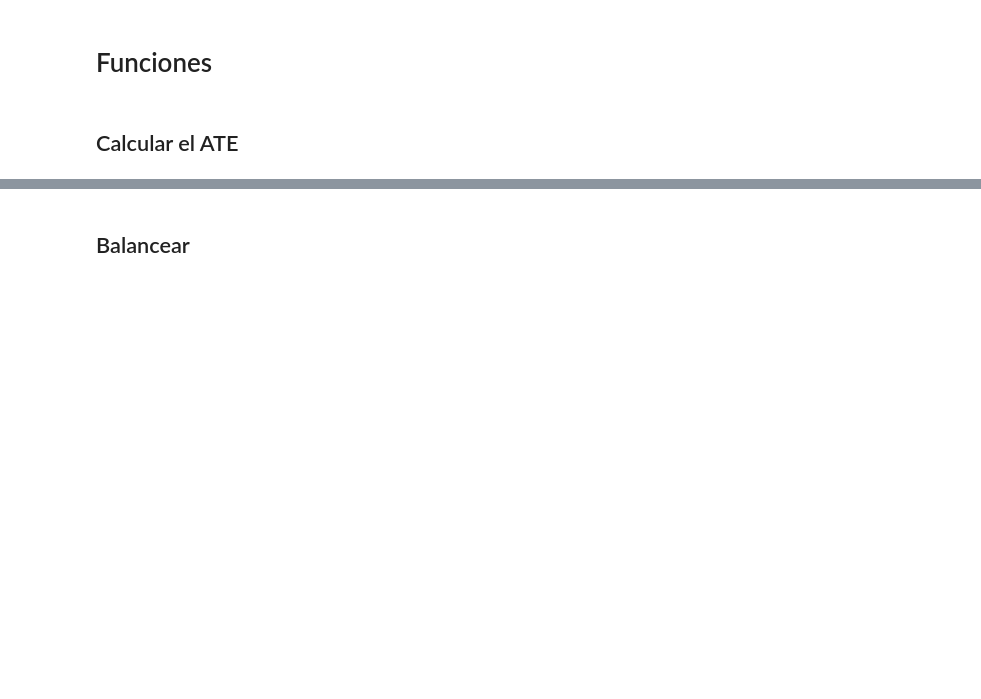
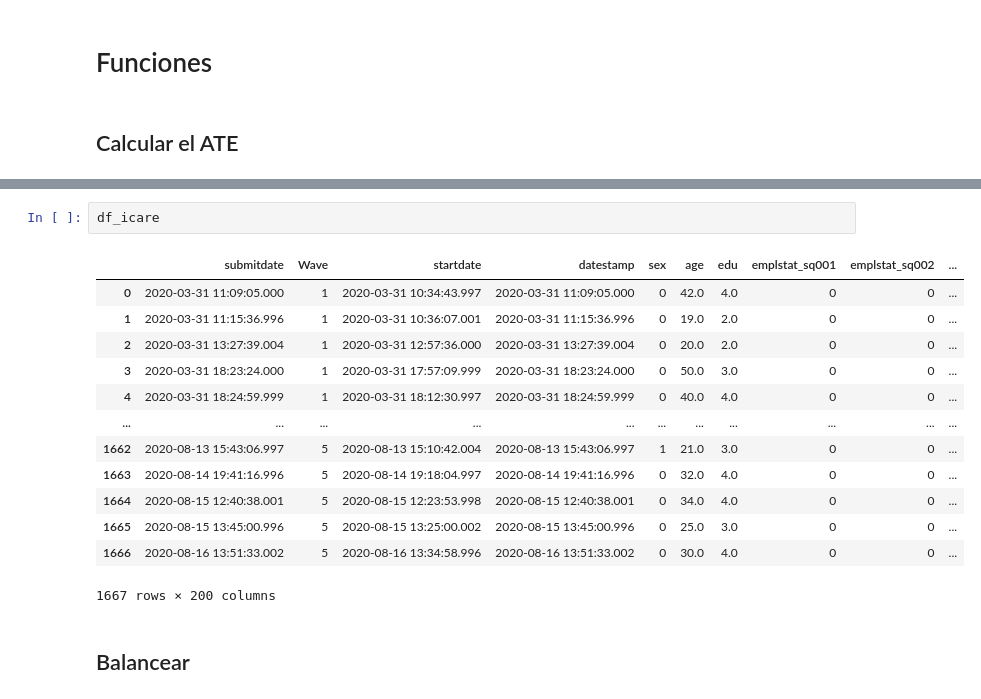
Before and after one commit to BMSS-EAFIT-Projects/causalidad, a Jupyter notebook: Codigo organizado/analisisRecomendacionComportamiento.ipynb, the cells around one changed output, grey strips where cells are left out. Cells and saved outputs as stored; diff of their text form; blank space fills up the shorter version.

```diff
--- a/Codigo organizado/analisisRecomendacionComportamiento.ipynb
+++ b/Codigo organizado/analisisRecomendacionComportamiento.ipynb
@@ -78,3 +114,19 @@ NameError: name 'df_icare' is not defined
+# %%
+df_icare
+# %% [output]
+|  | submitdate | Wave | startdate | datestamp | sex | age | edu | emplstat_sq001 | emplstat_sq002 | ... |
+| 0 | 2020-03-31 11:09:05.000 | 1 | 2020-03-31 10:34:43.997 | 2020-03-31 11:09:05.000 | 0 | 42.0 | 4.0 | 0 | 0 | ... |
+| 1 | 2020-03-31 11:15:36.996 | 1 | 2020-03-31 10:36:07.001 | 2020-03-31 11:15:36.996 | 0 | 19.0 | 2.0 | 0 | 0 | ... |
+| 2 | 2020-03-31 13:27:39.004 | 1 | 2020-03-31 12:57:36.000 | 2020-03-31 13:27:39.004 | 0 | 20.0 | 2.0 | 0 | 0 | ... |
+| 3 | 2020-03-31 18:23:24.000 | 1 | 2020-03-31 17:57:09.999 | 2020-03-31 18:23:24.000 | 0 | 50.0 | 3.0 | 0 | 0 | ... |
+| 4 | 2020-03-31 18:24:59.999 | 1 | 2020-03-31 18:12:30.997 | 2020-03-31 18:24:59.999 | 0 | 40.0 | 4.0 | 0 | 0 | ... |
+| ... | ... | ... | ... | ... | ... | ... | ... | ... | ... | ... |
+| 1662 | 2020-08-13 15:43:06.997 | 5 | 2020-08-13 15:10:42.004 | 2020-08-13 15:43:06.997 | 1 | 21.0 | 3.0 | 0 | 0 | ... |
+| 1663 | 2020-08-14 19:41:16.996 | 5 | 2020-08-14 19:18:04.997 | 2020-08-14 19:41:16.996 | 0 | 32.0 | 4.0 | 0 | 0 | ... |
+| 1664 | 2020-08-15 12:40:38.001 | 5 | 2020-08-15 12:23:53.998 | 2020-08-15 12:40:38.001 | 0 | 34.0 | 4.0 | 0 | 0 | ... |
+| 1665 | 2020-08-15 13:45:00.996 | 5 | 2020-08-15 13:25:00.002 | 2020-08-15 13:45:00.996 | 0 | 25.0 | 3.0 | 0 | 0 | ... |
+| 1666 | 2020-08-16 13:51:33.002 | 5 | 2020-08-16 13:34:58.996 | 2020-08-16 13:51:33.002 | 0 | 30.0 | 4.0 | 0 | 0 | ... |
+1667 rows × 200 columns
 # %% [markdown]
 ## Balancear
 # %%
```
Also changed, not shown: parts of 6 cells of this notebook, 5 other files.
